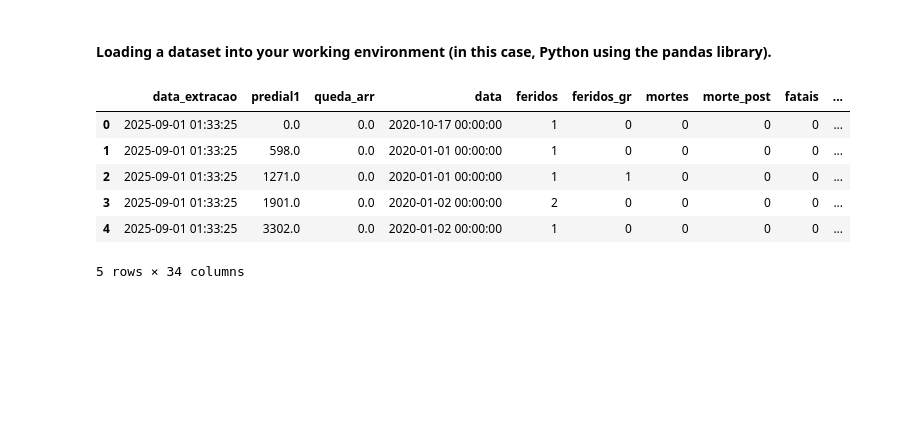
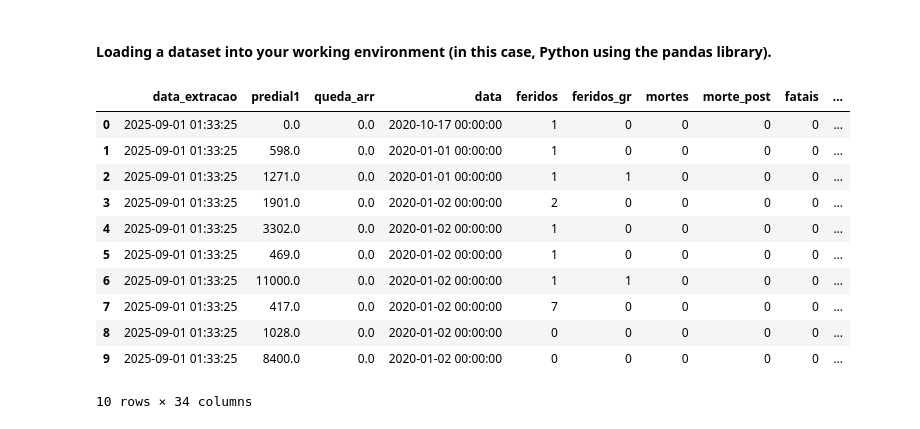
Before and after one commit to MaykInvest/Traffic-Accident-Analysis-in-Porto-Alegre, a Jupyter notebook: analysis.ipynb, the cells around one changed output. Cells and saved outputs as stored; diff of their text form; code cells hidden in the pictures; blank space fills up the shorter version.

```diff
--- a/analysis.ipynb
+++ b/analysis.ipynb
@@ -63,12 +59,18 @@ data = r"data\traffic.csv"
 
 df = pd.read_csv(data, sep=";")
 # %%
-df.head()
+# Displays the first five rows of the dataset to quickly inspect its structure and values
+df.head(10)
 # %% [output]
 |  | data_extracao | predial1 | queda_arr | data | feridos | feridos_gr | mortes | morte_post | fatais | ... |
 | 0 | 2025-09-01 01:33:25 | 0.0 | 0.0 | 2020-10-17 00:00:00 | 1 | 0 | 0 | 0 | 0 | ... |
 | 1 | 2025-09-01 01:33:25 | 598.0 | 0.0 | 2020-01-01 00:00:00 | 1 | 0 | 0 | 0 | 0 | ... |
 | 2 | 2025-09-01 01:33:25 | 1271.0 | 0.0 | 2020-01-01 00:00:00 | 1 | 1 | 0 | 0 | 0 | ... |
 | 3 | 2025-09-01 01:33:25 | 1901.0 | 0.0 | 2020-01-02 00:00:00 | 2 | 0 | 0 | 0 | 0 | ... |
 | 4 | 2025-09-01 01:33:25 | 3302.0 | 0.0 | 2020-01-02 00:00:00 | 1 | 0 | 0 | 0 | 0 | ... |
+| 5 | 2025-09-01 01:33:25 | 469.0 | 0.0 | 2020-01-02 00:00:00 | 1 | 0 | 0 | 0 | 0 | ... |
+| 6 | 2025-09-01 01:33:25 | 11000.0 | 0.0 | 2020-01-02 00:00:00 | 1 | 1 | 0 | 0 | 0 | ... |
+| 7 | 2025-09-01 01:33:25 | 417.0 | 0.0 | 2020-01-02 00:00:00 | 7 | 0 | 0 | 0 | 0 | ... |
+| 8 | 2025-09-01 01:33:25 | 1028.0 | 0.0 | 2020-01-02 00:00:00 | 0 | 0 | 0 | 0 | 0 | ... |
+| 9 | 2025-09-01 01:33:25 | 8400.0 | 0.0 | 2020-01-02 00:00:00 | 0 | 0 | 0 | 0 | 0 | ... |
-5 rows × 34 columns
+10 rows × 34 columns
```
Also changed, not shown: parts of 15 cells of this notebook.
